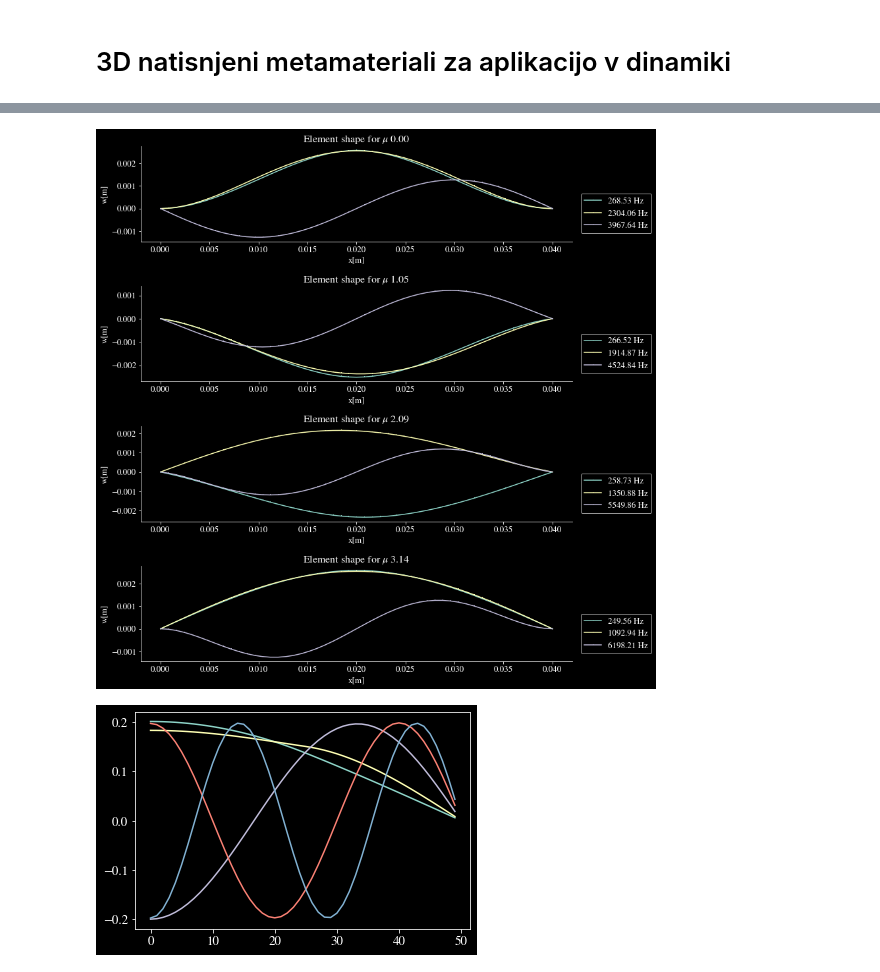
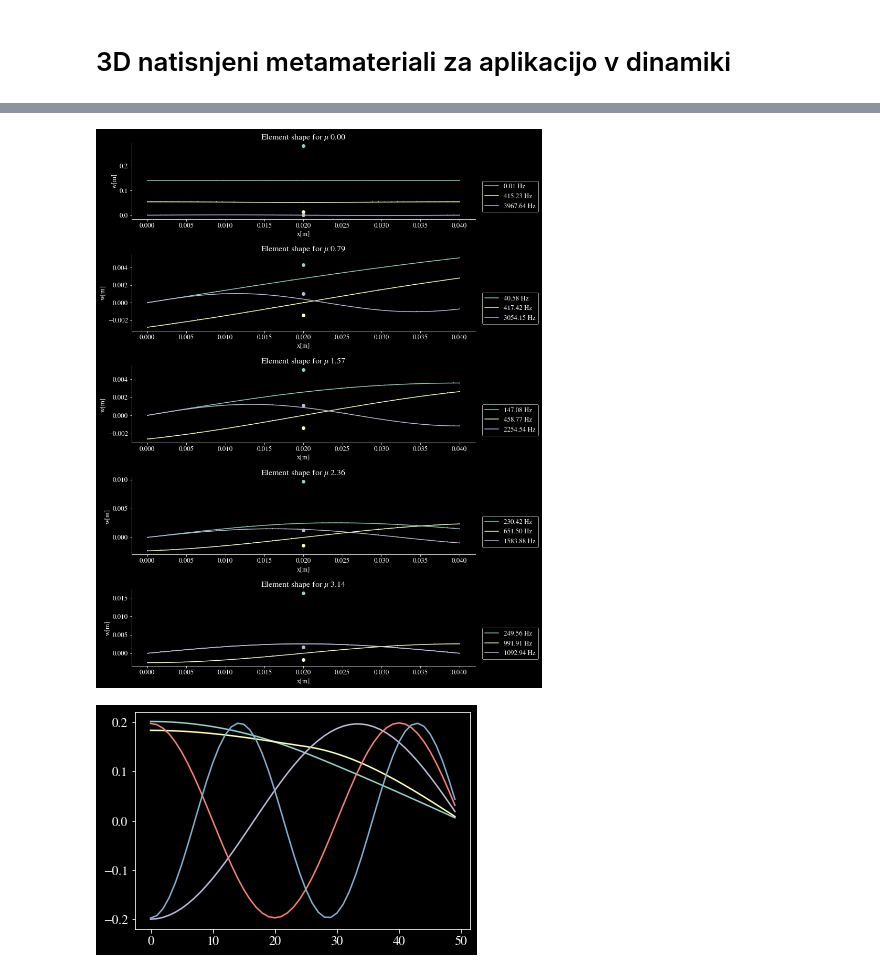
Before and after one commit to pibrnik/metamaterials, a Jupyter notebook: Program.ipynb, the cells around one changed output, grey strips where cells are left out. Saved outputs shown, nothing was run; the diff lists cells and outputs as text; code cells hidden in the pictures.

```diff
--- a/Program.ipynb
+++ b/Program.ipynb
@@ -224,8 +224,8 @@ class BaseCell:
 
         #If reduced get back dimensions
         if type:
+            A = np.insert(A, -1, A[1,:]*np.e**(1j*mu), axis = 0)
             A = np.insert(A, -1, A[0,:]*np.e**(1j*mu), axis = 0)
-            A = np.insert(A, -1, A[1,:]*np.e**(1j*mu), axis = 0)
 
         #-> Apply right node boundary confition
         for BCi in dDOF:
@@ -447,6 +447,7 @@ class BaseCell:
                 axs.legend(bbox_to_anchor=(1.02, 0.5), loc='upper left', borderaxespad=0)
             fig.tight_layout()
     def Dispersion_curves(self, Mg, Kg, mu_min = 0, mu_max = np.pi, n = 5):
+
         """
         Generates dispresian curves for current model
         :param Mg: Global Mass Matrix
@@ -474,6 +475,25 @@ class BaseCell:
         plt.plot(mu_range, results)
 
         return results
+
+    def Data(self, mu, Mg, Kg):
+
+        w0, X = self.Calc(mu, Mg, Kg)
+
+        #Sort elements so they increase not decrease
+        isort = np.argsort(w0)
+        w0 = w0[isort]
+        X = X[:, isort].astype(complex)
+
+        #Frequencies
+        f0 = np.sqrt(w0)/(2*np.pi)
+
+        X_ = X[:-1,:-1]
+        Xr = X[-1,:]
+        X__ = self.RevertBoundaryConditions(X_, mu, type)
+
+        domain = np.linspace(0, self.L, self.n + 1)
+        return domain, X__.T[0], Xr[0]
 # %%
 def print_matrix(array,precision=2):
     matrix = ''
@@ -486,7 +506,7 @@ def print_matrix(array,precision=2):
         matrix = matrix[:-1] + r'\\'
     display(Math(r'\begin{bmatrix}'+matrix+r'\end{bmatrix}'))
 # %%
-Kontrola = BaseCell(E=2.45e6,I=13333e-12,A=25e-6,L=40e-3,rho=1280,n=51,k=5000,m=1.67e-3, BC=[-2,0])
+Kontrola = BaseCell(E=2.45e6,I=13333e-12,A=25e-6,L=40e-3,rho=1280,n=51,k=5000,m=1.67e-3, BC=[])
 
 Show = False
 mu = np.pi/2
@@ -526,4 +546,4 @@ w = Kontrola.Dispersion_curves(Mg, Kg, 0, 2*np.pi, n=4)
 # %%
-Kontrola.Visualise_mu(Mg, Kg, n=3, mu_min = 0, mu_max = np.pi, mun = 4, xr = False)
+Kontrola.Visualise_mu(Mg, Kg, n=3, mu_min = 0, mu_max = np.pi, mun = 5, xr = True)
 # %% [output]
-[figure, old version]
+[figure, new version]
```
Also changed, not shown: parts of 3 cells of this notebook, 6 other files.
